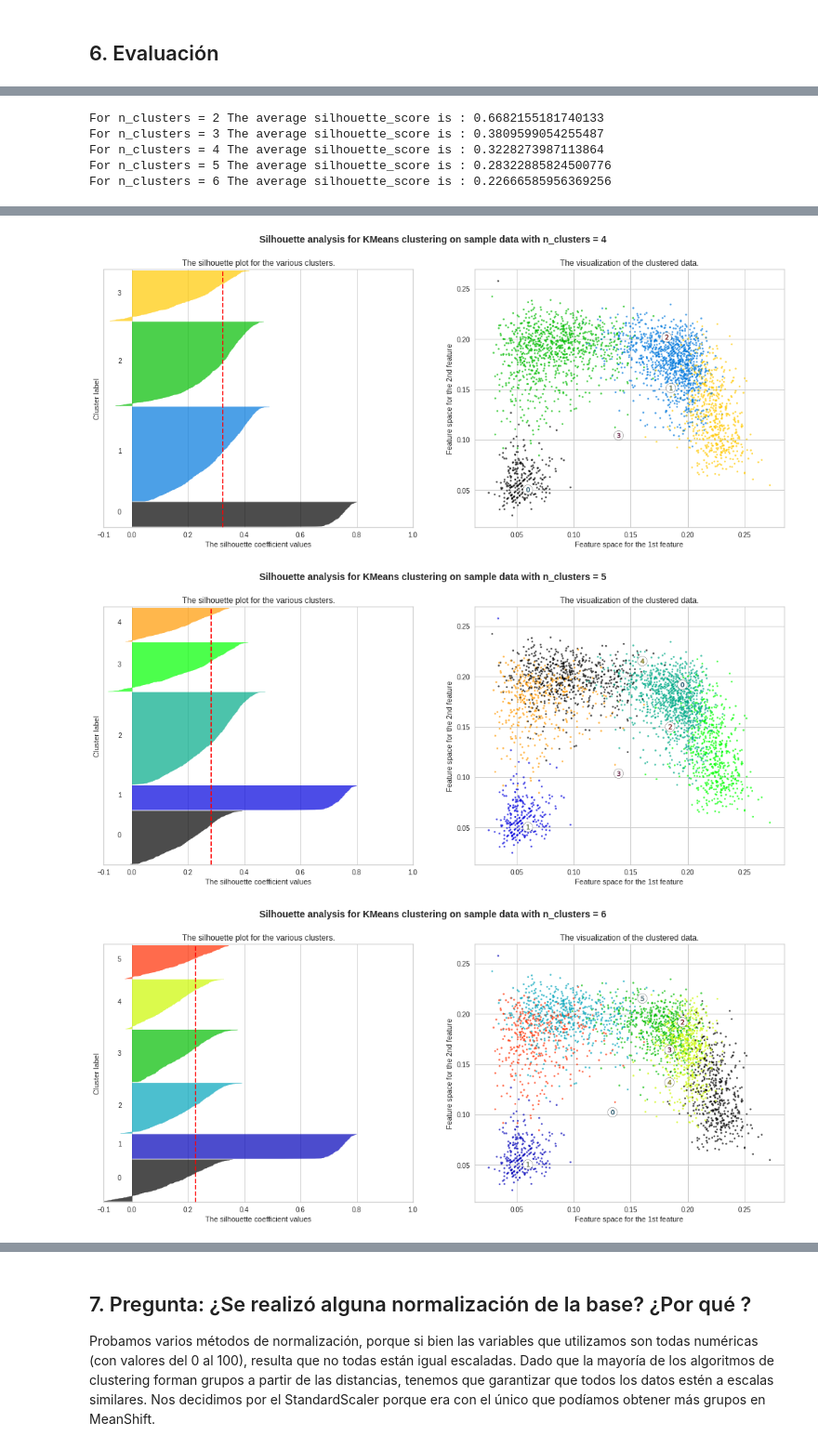
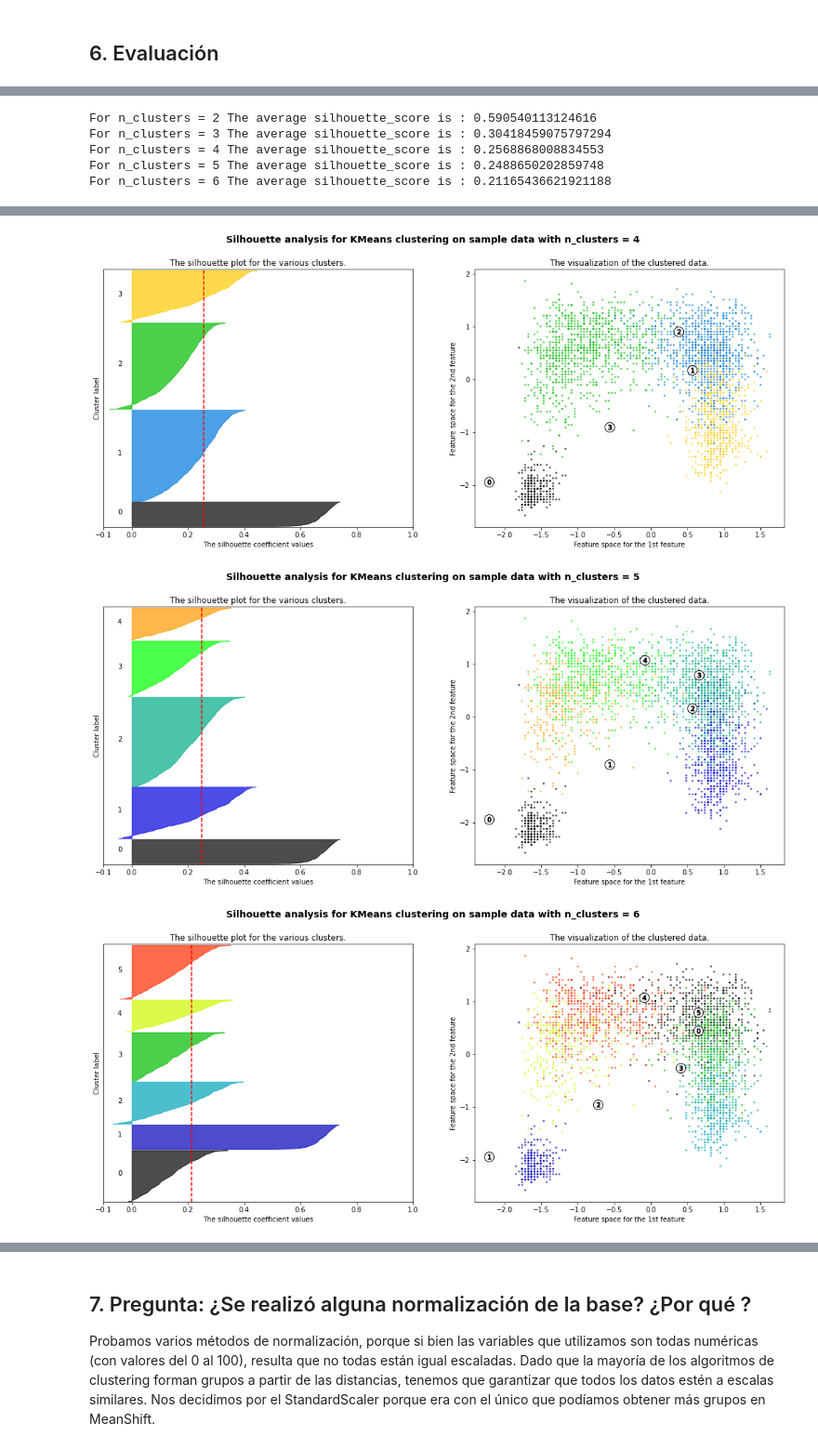
Before and after one commit to melicaffa/AprendizajeNoSupervisado, a Jupyter notebook: TrabajoNoSupervisado.ipynb, the cells around one changed output, grey strips where cells are left out. Shown at 93% size. Saved outputs shown, nothing was run; the diff lists cells and outputs as text; code cells hidden in the pictures.

```diff
--- a/TrabajoNoSupervisado.ipynb
+++ b/TrabajoNoSupervisado.ipynb
@@ -791,10 +798,10 @@ Vemos que al agregarle las 4 posiciones generales, están las manchas más junta
 # %%
-n_acp=18000
+#vamos a tomar el DF donde filtramos las posiciones SUB y RES, para mantener los mismos
+#jugadores(excepto por los arqueros), del df_clusters y poder comparar.
+df_acp=df_n
+#df_acp=df_acp[(df_acp["team_position"]!='GK')&(df['overall']>70)]
 
-df_acp=df.loc[:n_acp]
-df_acp=df_acp[(df_acp["team_position"]!='GK')&(df['overall']>70)]
-
-skills_ratings = ['attacking_crossing', 'attacking_finishing', 'attacking_heading_accuracy', 'attacking_short_passing',
+skills_ratings_singk = ['attacking_crossing', 'attacking_finishing', 'attacking_heading_accuracy', 'attacking_short_passing',
                   'attacking_volleys', 'skill_dribbling', 'skill_curve', 'skill_fk_accuracy', 'skill_long_passing',
                   'skill_ball_control', 'movement_acceleration', 'movement_sprint_speed', 'movement_agility', 'movement_reactions',
                   'movement_balance', 'power_shot_power', 'power_jumping', 'power_stamina', 'power_strength', 'power_long_shots',
@@ -811,15 +822,13 @@ from sklearn import preprocessing
 std_scale=preprocessing.StandardScaler().fit(X)
 X_scaled=std_scale.transform(X) # numpyarray normalizado por columna
 # %%
-pca=decomposition.PCA(n_components=5)
-
+pca=decomposition.PCA(n_components=0.8)
+#En vez de poner un número fijo de componentes, pusimos el porcentaje que queremos de varianza acumulada
 pca.fit(X_scaled) #input data is centered but not scaled for each feature before applying the SVD
-
 # proporción de varianza
 print('proporción de varianza por componente: ', pca.explained_variance_ratio_)
 # proporción de varianza acumulada
 print ('proporción de varianza por componente acumulada: ', pca.explained_variance_ratio_.cumsum())
-
 X_projected=pca.transform(X_scaled) #numpy array
 print ('tamaño de los datos: ', X_projected.shape)
 # %% [output]
@@ -900,12 +890,12 @@ Text(0.5, 1.0, 'Inertia of k-Means versus number of clusters')
 # %%
 #Ahora calculamos Kmeans
 # Número de clusters buscado
-n_clust = 5
+n_clust = 4
 
-km = KMeans(n_clusters=n_clust)
-km.fit(X_projected)
+km2 = KMeans(n_clusters=n_clust)
+km2.fit(X_projected)
 
 # Recuperacion de etiquetas
-clusters = km.labels_
-print('Suma de los cuadrados de las distancias al cluster / Inertia: ', km.inertia_)
+clusters = km2.labels_
+print('Suma de los cuadrados de las distancias al cluster / Inertia: ', km2.inertia_)
 # %% [output]
@@ -935,7 +925,7 @@ data=[kmean_clusters,acp_crack]
 layout = go.Layout(title="ACP + Clustering Kmeans ",titlefont=dict(size=20),
                 xaxis=dict(title='Componente 1'),
                 yaxis=dict(title='Componente 2'),
-                autosize=False, width=1000,height=1000)
+                autosize=False, width=800,height=800)
 
 fig = go.Figure(data=data, layout=layout)
 
@@ -958,22 +979,22 @@ for n_clusters in range_n_clusters:
     fig.set_size_inches(18, 7)
 
     ax1.set_xlim([-0.1, 1])
-    ax1.set_ylim([0, len(np.array(df_norm)) + (n_clusters + 1) * 10])
+    ax1.set_ylim([0, len(np.array(df_scaler)) + (n_clusters + 1) * 10])
 
     # Initialize the clusterer with n_clusters value and a random generator
     # seed of 10 for reproducibility.
     clusterer = KMeans(n_clusters=n_clusters, random_state=10)
-    cluster_labels = clusterer.fit_predict(np.array(df_norm))
+    cluster_labels = clusterer.fit_predict(np.array(df_scaler))
 
     # The silhouette_score gives the average value for all the samples.
     # This gives a perspective into the density and separation of the formed
     # clusters
-    silhouette_avg = silhouette_score(np.array(df_norm), cluster_labels)
+    silhouette_avg = silhouette_score(np.array(df_scaler), cluster_labels)
     print("For n_clusters =", n_clusters,
           "The average silhouette_score is :", silhouette_avg)
 
     # Compute the silhouette scores for each sample
-    sample_silhouette_values = silhouette_samples(np.array(df_norm), cluster_labels)
+    sample_silhouette_values = silhouette_samples(np.array(df_scaler), cluster_labels)
 
     y_lower = 10
     for i in range(n_clusters):
@@ -1010,9 +1031,8 @@ for n_clusters in range_n_clusters:
 
     # 2nd Plot showing the actual clusters formed
     colors = cm.nipy_spectral(cluster_labels.astype(float) / n_clusters)
-    #skill_1='defending_sliding_tackle'
-    #skill_2='skill_dribbling'
-    ax2.scatter(np.array(df_norm)[:,28], np.array(df_norm)[:, 6],
+
+    ax2.scatter(np.array(df_scaler)[:,28], np.array(df_scaler)[:, 6],
                 marker='.', s=30, lw=0, alpha=0.7,
                 c=colors, edgecolor='k')
     # Labeling the clusters
@@ -1034,8 +1054,8 @@ for n_clusters in range_n_clusters:
 
 plt.show()
 # %% [output]
-For n_clusters = 2 The average silhouette_score is : 0.6682155181740133
-For n_clusters = 3 The average silhouette_score is : 0.3809599054255487
-For n_clusters = 4 The average silhouette_score is : 0.3228273987113864
-For n_clusters = 5 The average silhouette_score is : 0.28322885824500776
-For n_clusters = 6 The average silhouette_score is : 0.22666585956369256
+For n_clusters = 2 The average silhouette_score is : 0.590540113124616
+For n_clusters = 3 The average silhouette_score is : 0.30418459075797294
+For n_clusters = 4 The average silhouette_score is : 0.2568868008834553
+For n_clusters = 5 The average silhouette_score is : 0.2488650202859748
+For n_clusters = 6 The average silhouette_score is : 0.21165436621921188
@@ -1044,3 +1064,3 @@ For n_clusters = 6 The average silhouette_score is : 0.22666585956369256
-[figure, old version]
+[figure, new version]
-[figure, old version]
+[figure, new version]
-[figure, old version]
+[figure, new version]
```
Also changed, not shown: parts of 28 cells of this notebook.
